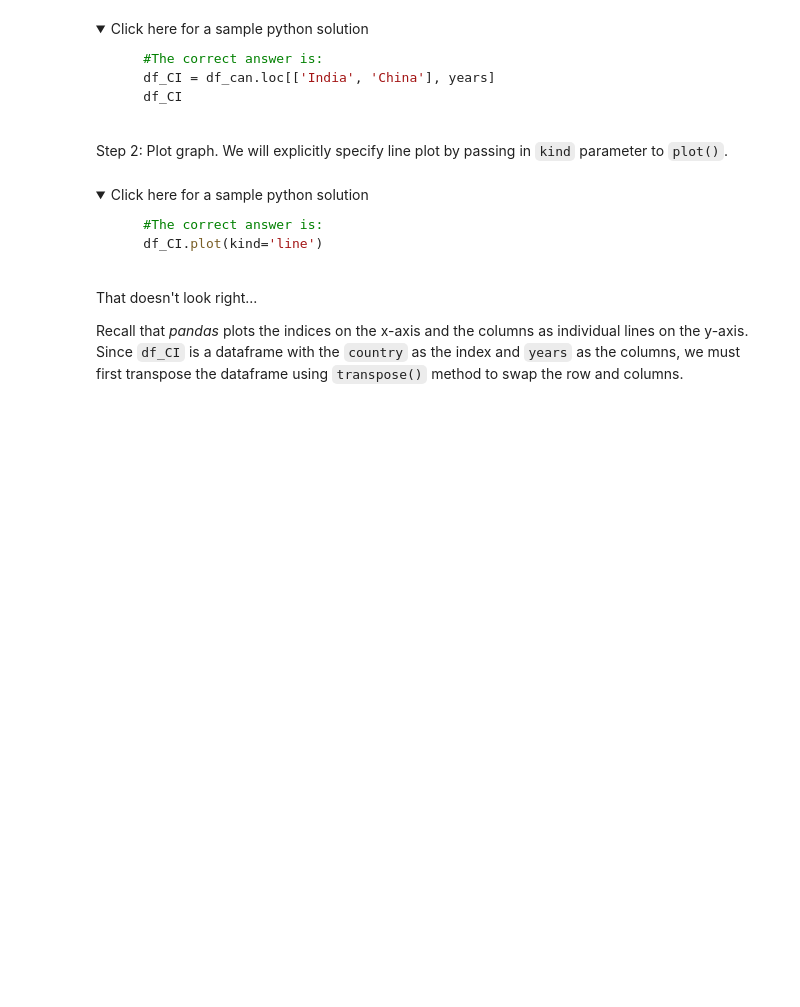
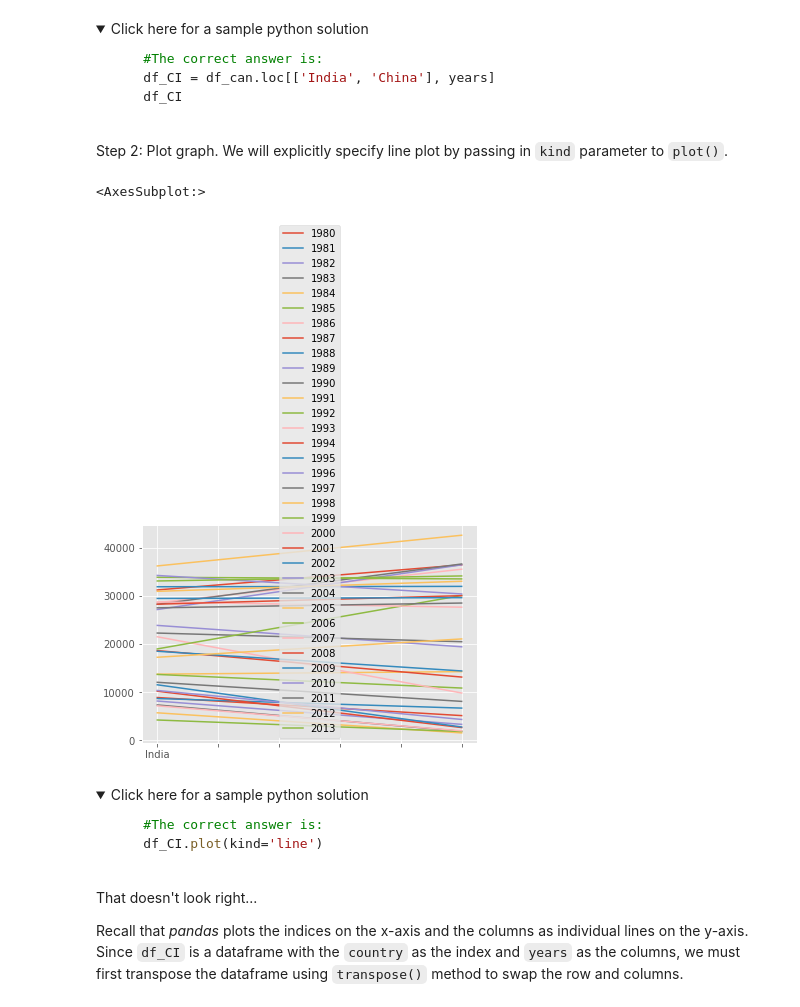
Before and after one commit to Alex-Kul777/MyFirstTestRepo, a Jupyter notebook: DV0101EN-1-1-1-Introduction-to-Matplotlib-and-Line.ipynb, the cells around one changed output. Drawn from its saved outputs; the diff is of its cells as text; code cells hidden in the pictures; folded sections open; blank space fills up the shorter version.

```diff
--- a/DV0101EN-1-1-1-Introduction-to-Matplotlib-and-Line.ipynb
+++ b/DV0101EN-1-1-1-Introduction-to-Matplotlib-and-Line.ipynb
@@ -707,5 +707,5 @@ We can easily add more countries to line plot to make meaningful comparisons imm
 Step 1: Get the data set for China and India, and display the dataframe.
 # %%
 ### type your answer here
-# df_CI = ...
-# df_CI
+df_CI = df_can.loc[['India', 'China'], years]
+df_CI
@@ -723,7 +728,10 @@ Step 1: Get the data set for China and India, and display the dataframe.
 Step 2: Plot graph. We will explicitly specify line plot by passing in `kind` parameter to `plot()`.
 # %%
 ### type your answer here
-# df_CI. ...
+df_CI.plot(kind='line')
+# %% [output]
+<AxesSubplot:>
+[figure, added]
 # %% [markdown]
 <details><summary>Click here for a sample python solution</summary>
 
```
Also changed, not shown: parts of 8 cells of this notebook.
